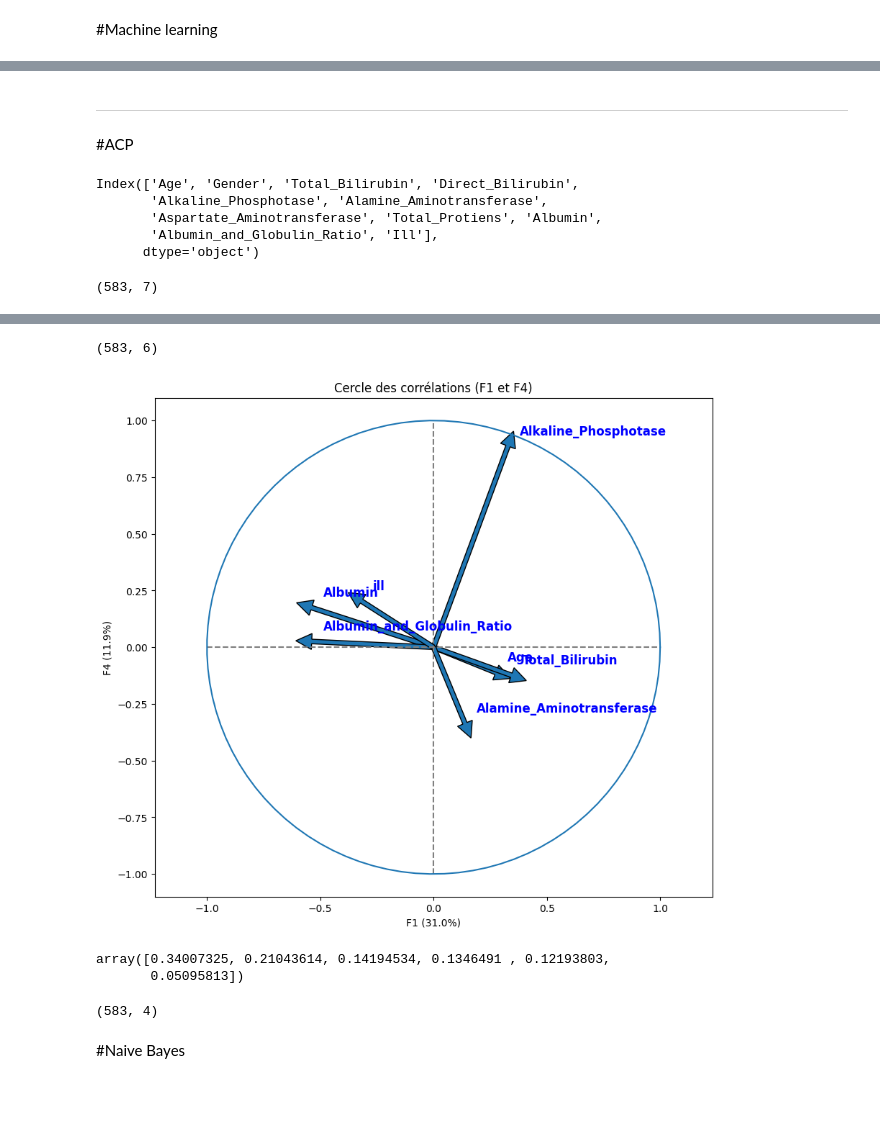
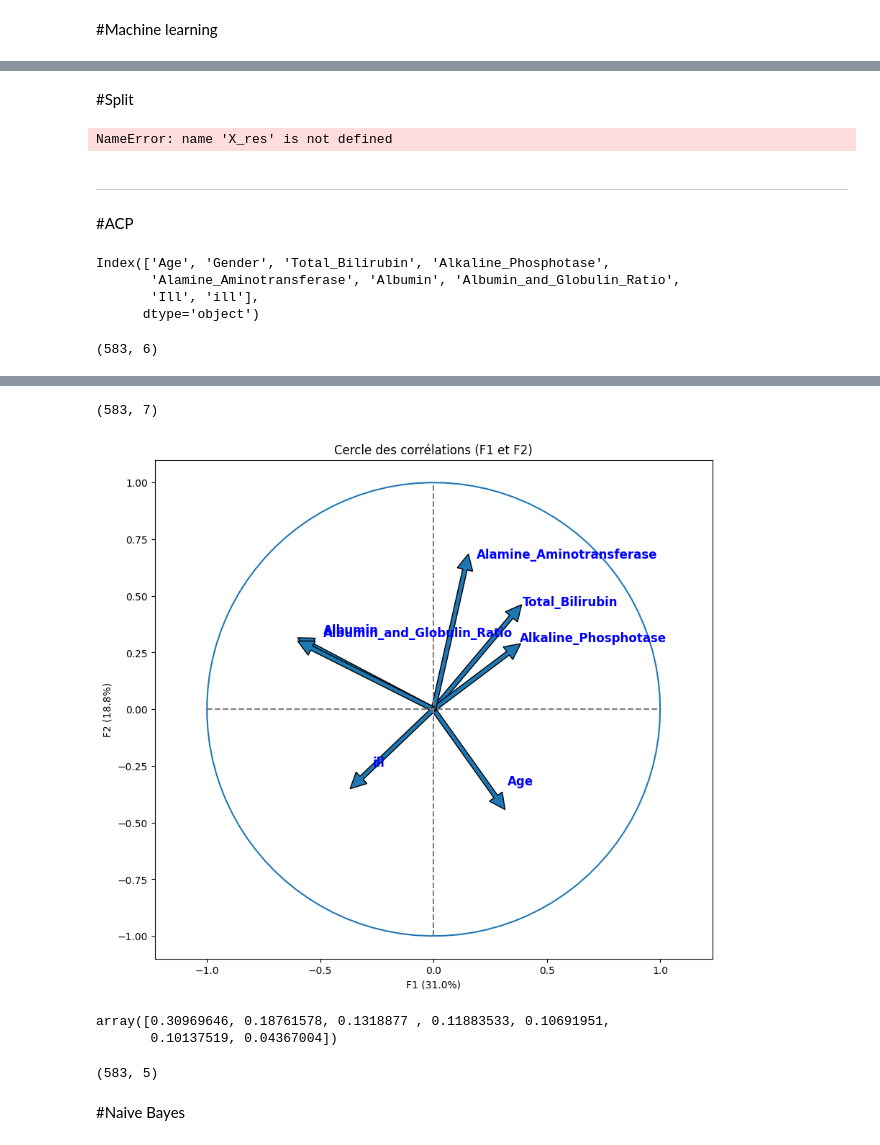
Before and after one commit to GITGENome/foie, a Jupyter notebook: Etude_maladie_foie.ipynb, the cells around one changed output, grey strips where cells are left out. Drawn from its saved outputs; the diff is of its cells as text; code cells hidden in the pictures; blank space fills up the shorter version.

```diff
--- a/Etude_maladie_foie.ipynb
+++ b/Etude_maladie_foie.ipynb
@@ -426,7 +276,7 @@ Index(['Age', 'Gender', 'Total_Bilirubin', 'Direct_Bilirubin',
       dtype='object')
 # %%
 # Suppression des colonnes
-df_foie.drop(columns = ["Direct_Bilirubin","Aspartate_Aminotransferase", "Total_Protiens"], inplace = True)
+df_foie.drop(columns = ["Direct_Bilirubin","Aspartate_Aminotransferase", "Total_Protiens"], inplace = True, errors='ignore')
 # %%
 #identifier variables catégorielles stockées dans une liste
 cat_df = [col for col in df_foie.columns if df_foie[col].dtype == 'object']
@@ -505,0 +359,4 @@ Requirement already satisfied: six>=1.5 in /usr/local/lib/python3.10/dist-packag
+# %%
+print(df_foie.columns)
+df_foie.drop(columns='Ill',inplace=True, errors='ignore')
+print(df_foie.columns)
@@ -585,19 +486,30 @@ models.sort_values(by='Balanced Accuracy', ascending = False)
 | DummyClassifier | 0.70 | 0.50 | 0.50 | 0.57 | 0.02 |
+# %% [markdown]
+#Split
+# %%
+from lazypredict.Supervised import LazyClassifier
+from sklearn.model_selection import train_test_split
+
+X_train, X_test, y_train, y_test = train_test_split(X_res, y_res,test_size=.25,random_state =123)
+clf = LazyClassifier(verbose=0, ignore_warnings=True, custom_metric=None)
+models,predictions = clf.fit(X_train, X_test, y_train, y_test)
+models
+# %% [output]
+NameError: name 'X_res' is not defined
 # %% [markdown]
 ___
 #ACP
 # %%
 df_foie.columns
 # %% [output]
-Index(['Age', 'Gender', 'Total_Bilirubin', 'Direct_Bilirubin',
-       'Alkaline_Phosphotase', 'Alamine_Aminotransferase',
-       'Aspartate_Aminotransferase', 'Total_Protiens', 'Albumin',
-       'Albumin_and_Globulin_Ratio', 'Ill'],
+Index(['Age', 'Gender', 'Total_Bilirubin', 'Alkaline_Phosphotase',
+       'Alamine_Aminotransferase', 'Albumin', 'Albumin_and_Globulin_Ratio',
+       'Ill', 'ill'],
       dtype='object')
 # %%
 from sklearn.preprocessing import StandardScaler
 
-X = df_foie.select_dtypes(exclude = object)
+X = df_foie.select_dtypes(exclude = object).drop(columns='ill')
 
 scaler = StandardScaler()
 scaler.fit(X)
@@ -605,7 +517,7 @@ X_scaled = scaler.transform(X)
 
 X_scaled.shape
 # %% [output]
-(583, 7)
+(583, 6)
 # %%
 # Réduction de dimension
 from sklearn.decomposition import PCA
@@ -619,7 +533,7 @@ import plotly.express as px
 fig = px.scatter_3d(x = X_pca[:,0],
                                 y = X_pca[:,1],
                                 z = X_pca[:,2],
-                                color = df_foie['Ill']
+                                color = df_foie['ill']
                     ) #Complete this code
 fig.show()
 # %% [output]
@@ -632,7 +546,7 @@ X_pca = pca.transform(X_scaled)
 # Dataset dimension, it's a numpy array
 X_pca.shape # >>> (150,4)
 # %% [output]
-(583, 6)
+(583, 7)
 # %%
 #fonction qui permet de tracer le graphes de corrélations selon les plans choisis
 def correlation_graph(pca,
@@ -689,23 +603,23 @@ def correlation_graph(pca,
     plt.savefig('CorrGraph_{}.jpg'.format(x_y), bbox_inches='tight')
     plt.show(block=False)
 # %%
-x_y = (0,3)
+x_y = (0,1)
 x_y
 correlation_graph(pca, x_y, vars_list)
 # %% [output]
-[figure, old version]
+[figure, new version]
 # %%
 pca.explained_variance_ratio_
 # %% [output]
-array([0.34007325, 0.21043614, 0.14194534, 0.1346491 , 0.12193803,
-       0.05095813])
+array([0.30969646, 0.18761578, 0.1318877 , 0.11883533, 0.10691951,
+       0.10137519, 0.04367004])
 # %%
 pca = PCA(n_components = 0.8)
 pca.fit(X_scaled)
 X_pca = pca.transform(X_scaled)
 X_pca.shape
 # %% [output]
-(583, 4)
+(583, 5)
 # %% [markdown]
 #Naive Bayes
 # %%
```
Also changed, not shown: parts of 45 cells of this notebook.
